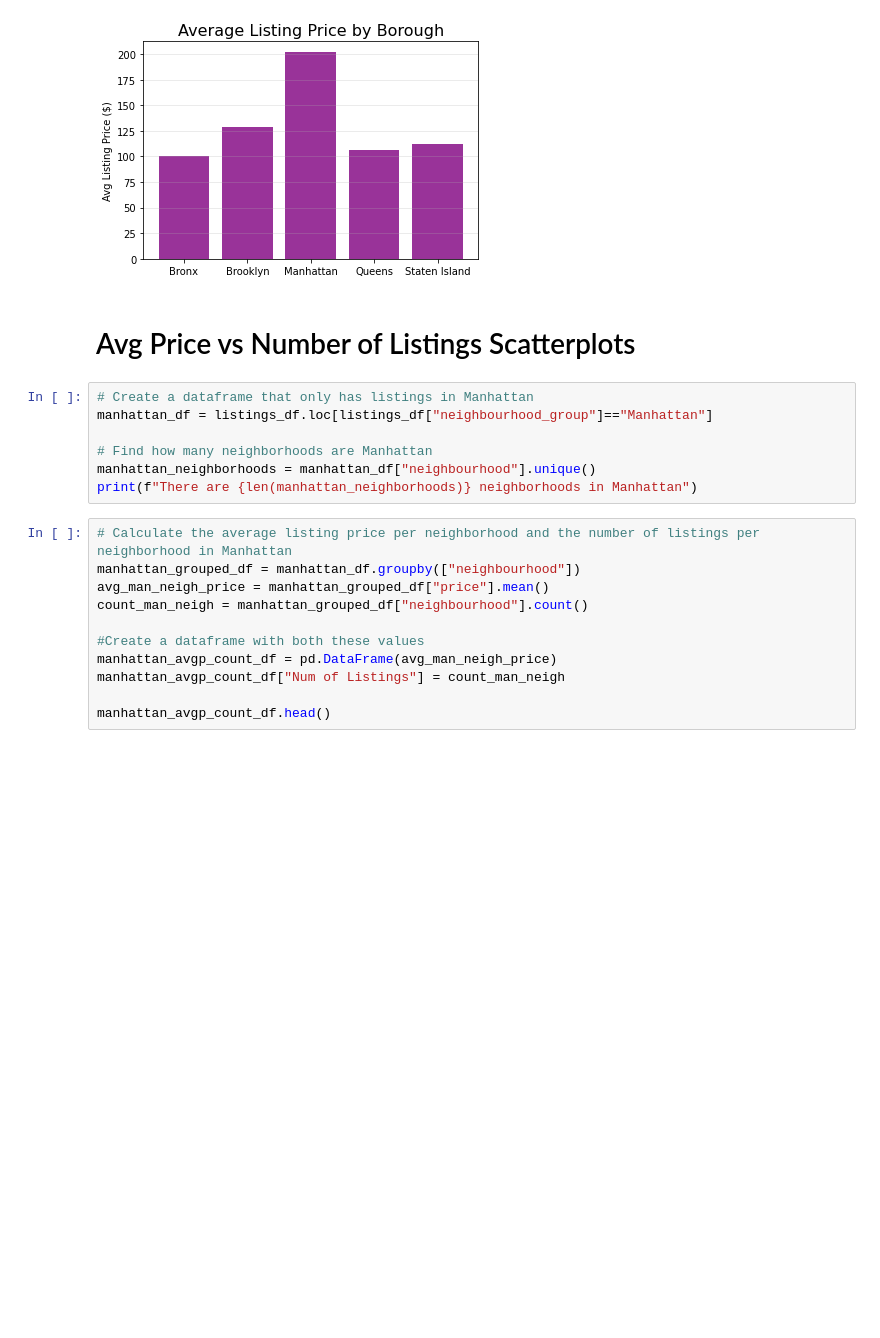
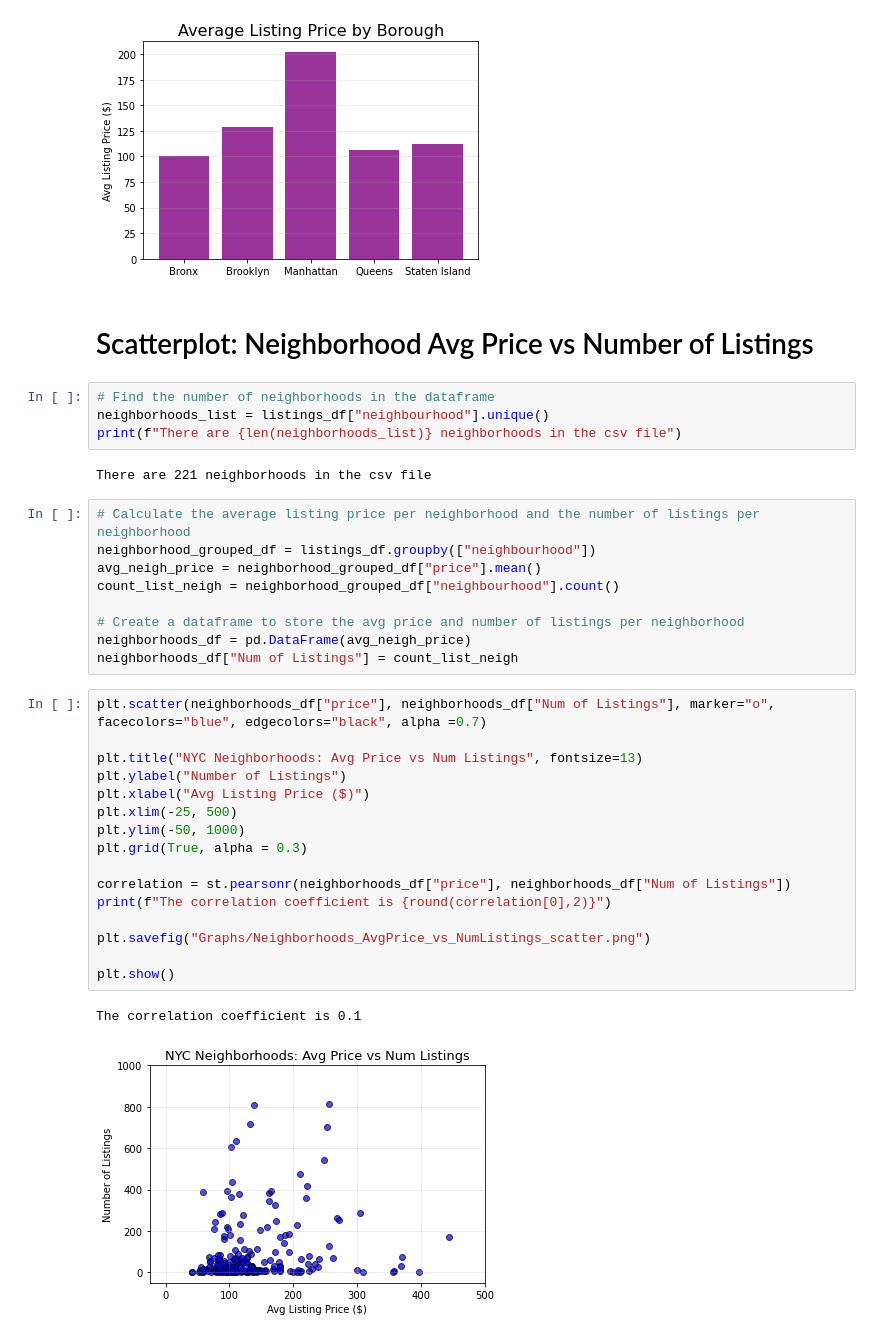
Before and after one commit to MWilliamsDP/ProjectOne, a Jupyter notebook: PricingvsNeighborhood.ipynb, the cells around one changed output. Saved outputs shown, nothing was run; the diff lists cells and outputs as text; blank space fills up the shorter version.

```diff
--- a/PricingvsNeighborhood.ipynb
+++ b/PricingvsNeighborhood.ipynb
@@ -89,22 +88,38 @@ plt.show()
 # %% [output]
 [figure]
 # %% [markdown]
-# Avg Price vs Number of Listings Scatterplots
+# Scatterplot: Neighborhood Avg Price vs Number of Listings
-# %%
-# Create a dataframe that only has listings in Manhattan
-manhattan_df = listings_df.loc[listings_df["neighbourhood_group"]=="Manhattan"]
-
-# Find how many neighborhoods are Manhattan
-manhattan_neighborhoods = manhattan_df["neighbourhood"].unique()
-print(f"There are {len(manhattan_neighborhoods)} neighborhoods in Manhattan")
+# %%
+# Find the number of neighborhoods in the dataframe
+neighborhoods_list = listings_df["neighbourhood"].unique()
+print(f"There are {len(neighborhoods_list)} neighborhoods in the csv file")
+# %% [output]
+There are 221 neighborhoods in the csv file
 # %%
-# Calculate the average listing price per neighborhood and the number of listings per neighborhood in Manhattan
-manhattan_grouped_df = manhattan_df.groupby(["neighbourhood"])
-avg_man_neigh_price = manhattan_grouped_df["price"].mean()
-count_man_neigh = manhattan_grouped_df["neighbourhood"].count()
+# Calculate the average listing price per neighborhood and the number of listings per neighborhood
+neighborhood_grouped_df = listings_df.groupby(["neighbourhood"])
+avg_neigh_price = neighborhood_grouped_df["price"].mean()
+count_list_neigh = neighborhood_grouped_df["neighbourhood"].count()
 
-#Create a dataframe with both these values
-manhattan_avgp_count_df = pd.DataFrame(avg_man_neigh_price)
-manhattan_avgp_count_df["Num of Listings"] = count_man_neigh
-
-manhattan_avgp_count_df.head()
+# Create a dataframe to store the avg price and number of listings per neighborhood
+neighborhoods_df = pd.DataFrame(avg_neigh_price)
+neighborhoods_df["Num of Listings"] = count_list_neigh
+# %%
+plt.scatter(neighborhoods_df["price"], neighborhoods_df["Num of Listings"], marker="o", facecolors="blue", edgecolors="black", alpha =0.7)
+
+plt.title("NYC Neighborhoods: Avg Price vs Num Listings", fontsize=13)
+plt.ylabel("Number of Listings")
+plt.xlabel("Avg Listing Price ($)")
+plt.xlim(-25, 500)
+plt.ylim(-50, 1000)
+plt.grid(True, alpha = 0.3)
+
+correlation = st.pearsonr(neighborhoods_df["price"], neighborhoods_df["Num of Listings"])
+print(f"The correlation coefficient is {round(correlation[0],2)}")
+
+plt.savefig("Graphs/Neighborhoods_AvgPrice_vs_NumListings_scatter.png")
+
+plt.show()
+# %% [output]
+The correlation coefficient is 0.1
+[figure, added]
```
Also changed, not shown: parts of 5 cells of this notebook, 3 other files.
